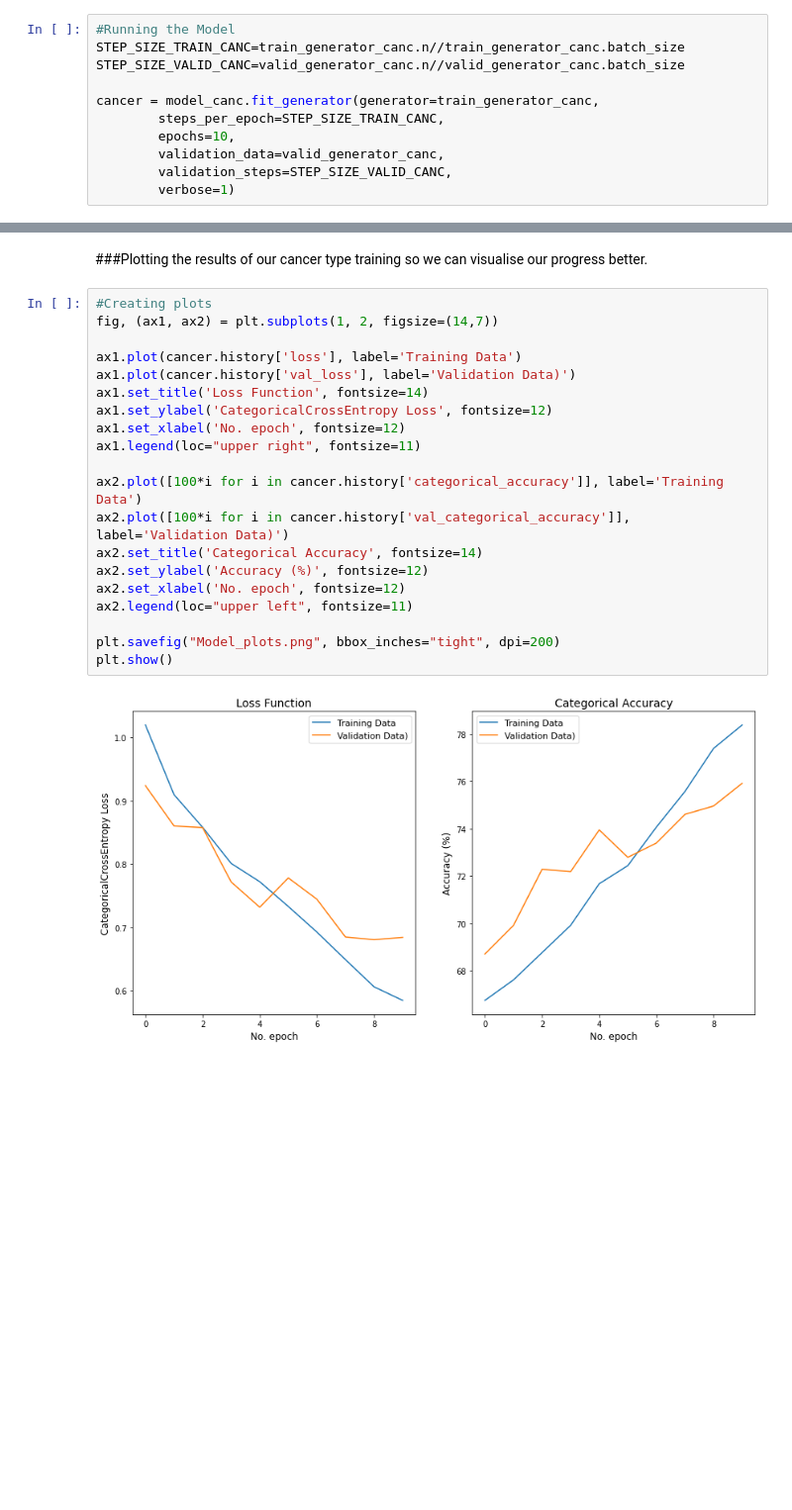
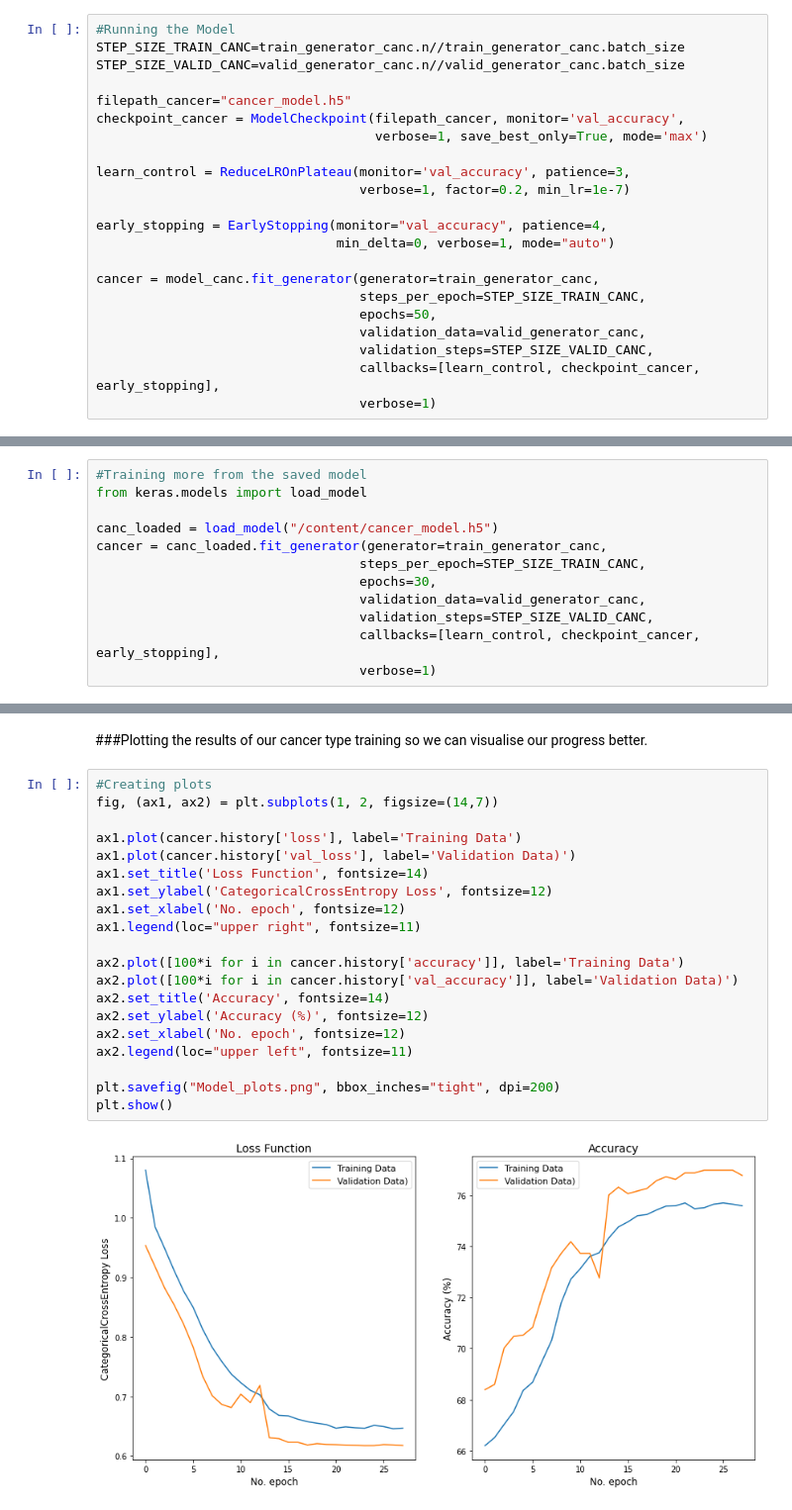
Before and after one commit to jehand/SkinLesionDetection, a Jupyter notebook: Project.ipynb, the cells around one changed output, grey strips where cells are left out. Shown at 99% size. Saved outputs shown, nothing was run; the diff lists cells and outputs as text; blank space fills up the shorter version.

Commit message:
added deliverable 3, updated Project.ipynb and added plots

```diff
--- a/Project.ipynb
+++ b/Project.ipynb
@@ -246,10 +295,21 @@ _________________________________________________________________
 STEP_SIZE_TRAIN_CANC=train_generator_canc.n//train_generator_canc.batch_size
 STEP_SIZE_VALID_CANC=valid_generator_canc.n//valid_generator_canc.batch_size
 
+filepath_cancer="cancer_model.h5"
+checkpoint_cancer = ModelCheckpoint(filepath_cancer, monitor='val_accuracy',
+                                    verbose=1, save_best_only=True, mode='max')
+
+learn_control = ReduceLROnPlateau(monitor='val_accuracy', patience=3,
+                                  verbose=1, factor=0.2, min_lr=1e-7)
+
+early_stopping = EarlyStopping(monitor="val_accuracy", patience=4,
+                               min_delta=0, verbose=1, mode="auto")
+
 cancer = model_canc.fit_generator(generator=train_generator_canc,
-        steps_per_epoch=STEP_SIZE_TRAIN_CANC,
-        epochs=10,
-        validation_data=valid_generator_canc,
-        validation_steps=STEP_SIZE_VALID_CANC,
-        verbose=1)
+                                  steps_per_epoch=STEP_SIZE_TRAIN_CANC,
+                                  epochs=50,
+                                  validation_data=valid_generator_canc,
+                                  validation_steps=STEP_SIZE_VALID_CANC,
+                                  callbacks=[learn_control, checkpoint_cancer, early_stopping],
+                                  verbose=1)
 # %% [output]
@@ -284,0 +337,12 @@ model_canc.evaluate_generator(train_generator_canc,verbose=1)
+# %%
+#Training more from the saved model
+from keras.models import load_model
+
+canc_loaded = load_model("/content/cancer_model.h5")
+cancer = canc_loaded.fit_generator(generator=train_generator_canc,
+                                  steps_per_epoch=STEP_SIZE_TRAIN_CANC,
+                                  epochs=30,
+                                  validation_data=valid_generator_canc,
+                                  validation_steps=STEP_SIZE_VALID_CANC,
+                                  callbacks=[learn_control, checkpoint_cancer, early_stopping],
+                                  verbose=1)
@@ -287,22 +353,22 @@ model_canc.evaluate_generator(train_generator_canc,verbose=1)
 # %%
 #Creating plots
 fig, (ax1, ax2) = plt.subplots(1, 2, figsize=(14,7))
 
 ax1.plot(cancer.history['loss'], label='Training Data')
 ax1.plot(cancer.history['val_loss'], label='Validation Data)')
 ax1.set_title('Loss Function', fontsize=14)
 ax1.set_ylabel('CategoricalCrossEntropy Loss', fontsize=12)
 ax1.set_xlabel('No. epoch', fontsize=12)
 ax1.legend(loc="upper right", fontsize=11)
 
-ax2.plot([100*i for i in cancer.history['categorical_accuracy']], label='Training Data')
-ax2.plot([100*i for i in cancer.history['val_categorical_accuracy']], label='Validation Data)')
-ax2.set_title('Categorical Accuracy', fontsize=14)
+ax2.plot([100*i for i in cancer.history['accuracy']], label='Training Data')
+ax2.plot([100*i for i in cancer.history['val_accuracy']], label='Validation Data)')
+ax2.set_title('Accuracy', fontsize=14)
 ax2.set_ylabel('Accuracy (%)', fontsize=12)
 ax2.set_xlabel('No. epoch', fontsize=12)
 ax2.legend(loc="upper left", fontsize=11)
 
 plt.savefig("Model_plots.png", bbox_inches="tight", dpi=200)
 plt.show()
 # %% [output]
-[figure, old version]
+[figure, new version]
```
Also changed, not shown: parts of 19 cells of this notebook, 3 other files.
